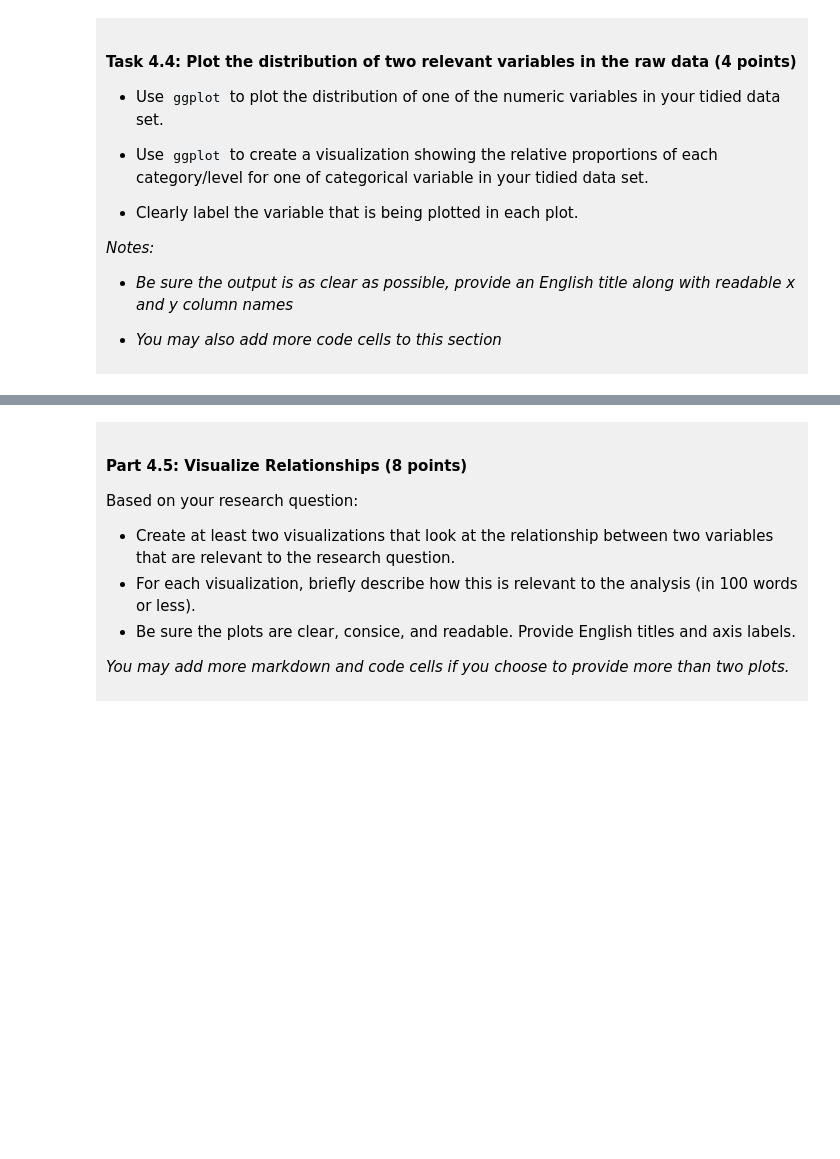
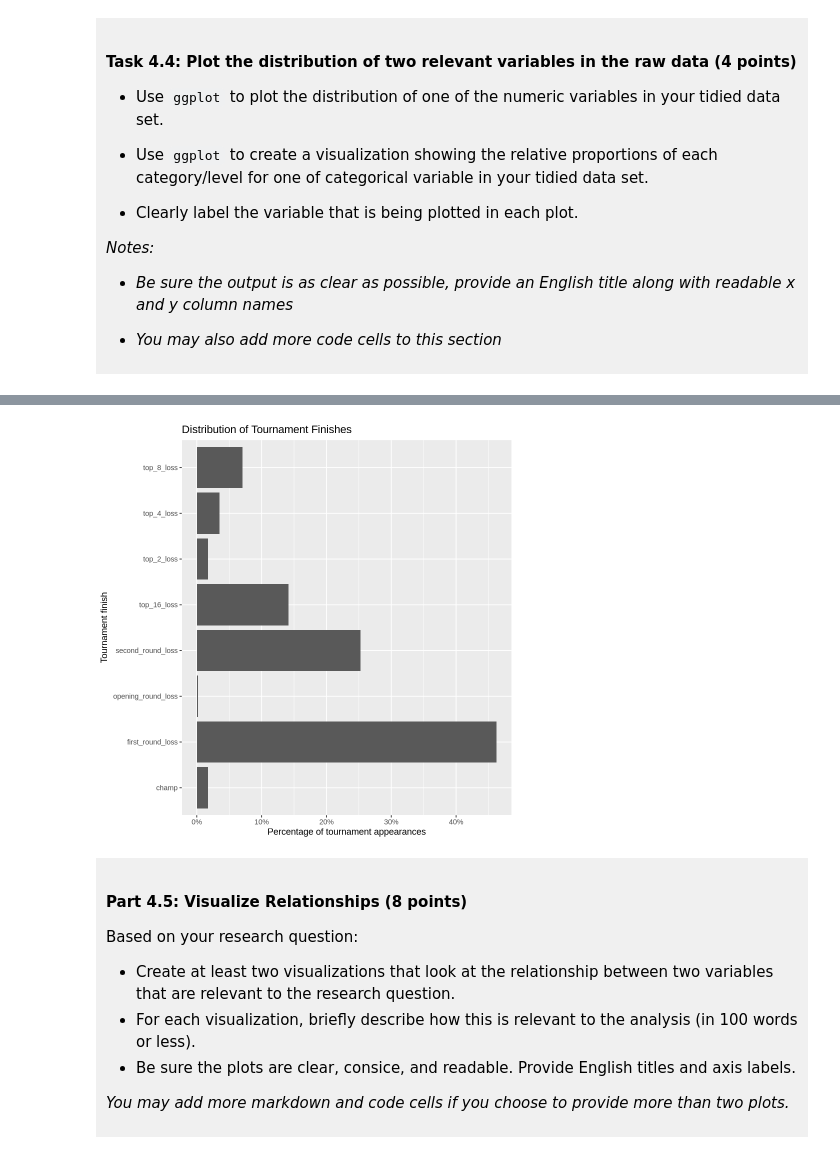
Before and after one commit to DYyye/dsci-100-project-danny-duan, a Jupyter notebook: dsci-100-project-notebook.ipynb, the cells around one changed output, grey strips where cells are left out. Drawn from its saved outputs; the diff is of its cells as text; code cells hidden in the pictures; blank space fills up the shorter version.

```diff
--- a/dsci-100-project-notebook.ipynb
+++ b/dsci-100-project-notebook.ipynb
@@ -261,5 +347,20 @@ You will refine your research question (if needed) and produce a tidy data set.
 # %%
-### EDIT THIS CODE CELL FOR PLOT 2 ###
+# Count each tournament finish and calculate its proportion.
+finish_proportions <- tidy_march_madness |>
+  count(tourney_finish) |>
+  mutate(proportion = n / sum(n))
+
+# Plot the proportions as percentages.
+ggplot(finish_proportions, aes(x = proportion, y = tourney_finish)) +
+  geom_col() +
+  scale_x_continuous(labels = scales::label_percent()) +
+  labs(
+    title = "Distribution of Tournament Finishes",
+    x = "Percentage of tournament appearances",
+    y = "Tournament finish"
+  )
+# %% [output]
+[figure, added]
 # %% [markdown]
 <div style="background-color: #f0f0f0; padding: 10px;">
 
```
Also changed, not shown: parts of 13 cells of this notebook.
